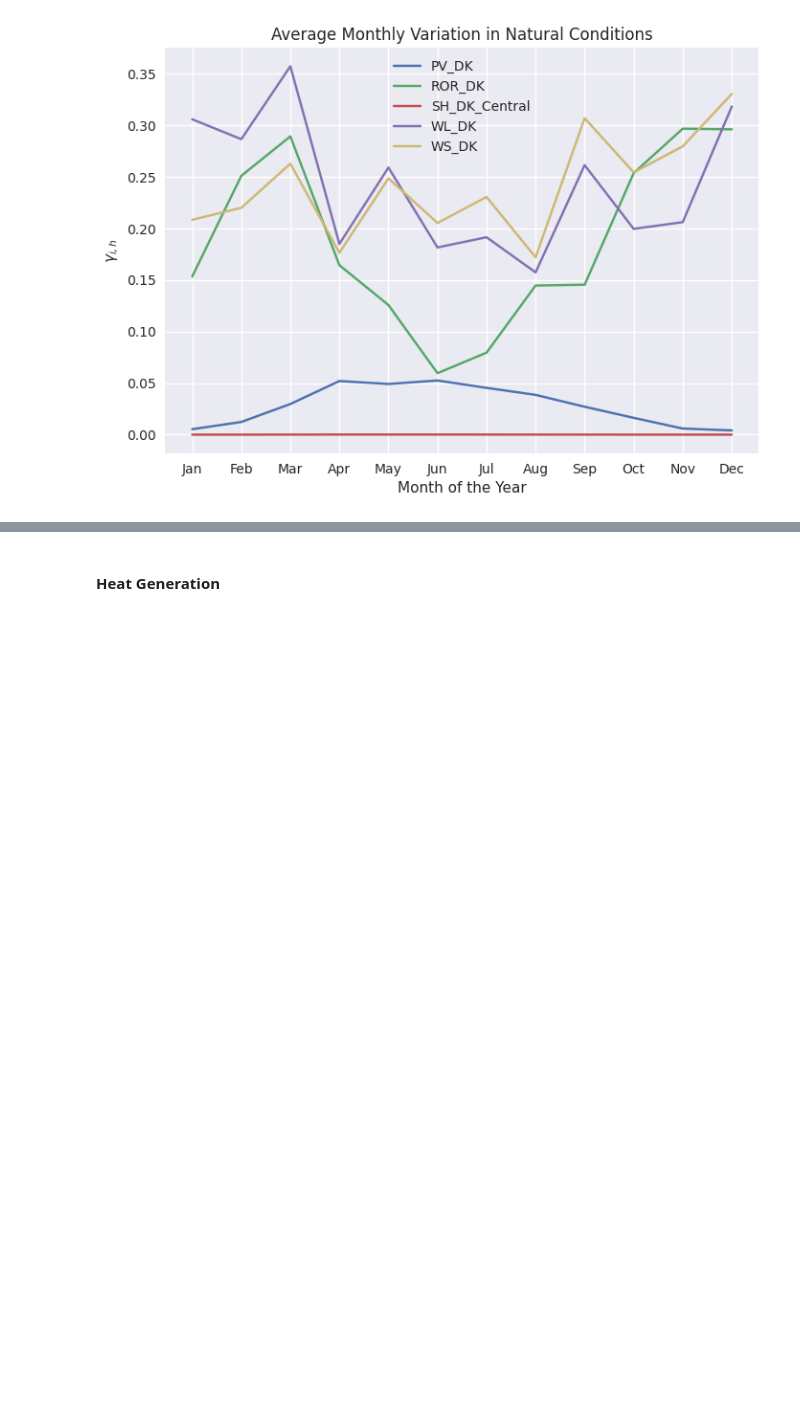
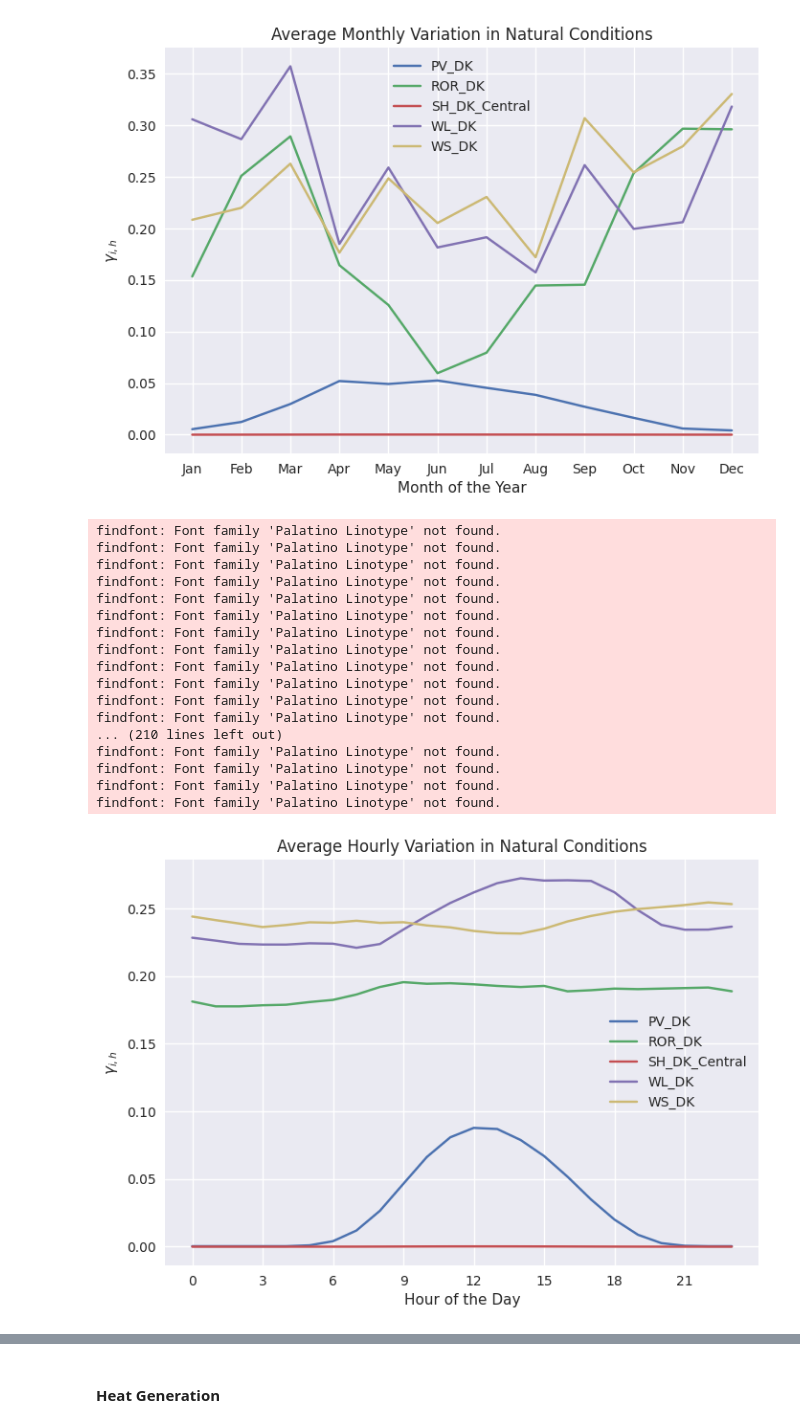
Before and after one commit to marcherger/EnergyEconGroupWork, a Jupyter notebook: Analysis_mBasicPH_storage.ipynb, the cells around one changed output, grey strips where cells are left out. Drawn from its saved outputs; the diff is of its cells as text; code cells hidden in the pictures; blank space fills up the shorter version.

Commit message:
Plotted hourly variation in natural conditions

```diff
--- a/Analysis_mBasicPH_storage.ipynb
+++ b/Analysis_mBasicPH_storage.ipynb
@@ -148,6 +148,41 @@ findfont: Font family 'Palatino Linotype' not found.
 findfont: Font family 'Palatino Linotype' not found.
 findfont: Font family 'Palatino Linotype' not found.
 [figure]
+# %%
+range_names = [0, 1, 2, 4, 5]
+plants_names_intermit = db['CapVariation'].index.levels[1][range_names]
+
+h2HourOfTheDay = adj.rc_pd(m.db['h2HourOfTheDay'], name= 'HourOfTheDay')
+
+for n, i in enumerate(plants_names_intermit):
+    adjMultiIndex.applyMult(db['CapVariation'], h2HourOfTheDay).loc[:,i].mean(level=['HourOfTheDay']).plot(label= plants_names_intermit[n])
+
+hs2HourOfTheDay= np.arange(start=0, stop=23, step=3)
+plt.xticks(hs2HourOfTheDay,hs2HourOfTheDay)
+plt.xlabel('Hour of the Day')
+plt.ylabel('$\gamma_{i,h}$')
+plt.title('Average Hourly Variation in Natural Conditions')
+plt.legend()
+plt.savefig('hourly_variation_natural_conditions_plot.png')
+# %% [output]
+findfont: Font family 'Palatino Linotype' not found.
+findfont: Font family 'Palatino Linotype' not found.
+findfont: Font family 'Palatino Linotype' not found.
+findfont: Font family 'Palatino Linotype' not found.
+findfont: Font family 'Palatino Linotype' not found.
+findfont: Font family 'Palatino Linotype' not found.
+findfont: Font family 'Palatino Linotype' not found.
+findfont: Font family 'Palatino Linotype' not found.
+findfont: Font family 'Palatino Linotype' not found.
+findfont: Font family 'Palatino Linotype' not found.
+findfont: Font family 'Palatino Linotype' not found.
+findfont: Font family 'Palatino Linotype' not found.
+... (210 lines left out)
+findfont: Font family 'Palatino Linotype' not found.
+findfont: Font family 'Palatino Linotype' not found.
+findfont: Font family 'Palatino Linotype' not found.
+findfont: Font family 'Palatino Linotype' not found.
+[figure, added]
 # %%
 range_names = [0, 1, 2, 4, 5]
 plants_names_intermit = db['CapVariation'].index.levels[1][range_names]
```
Also changed, not shown: parts of 26 cells of this notebook, 5 other files.
